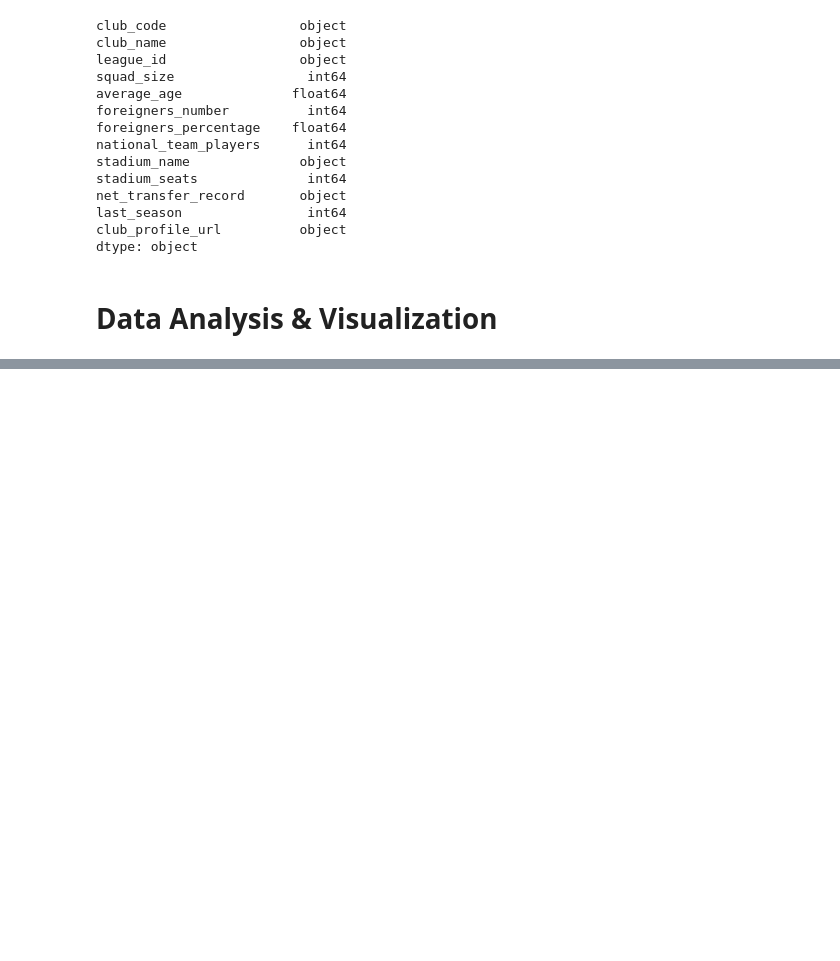
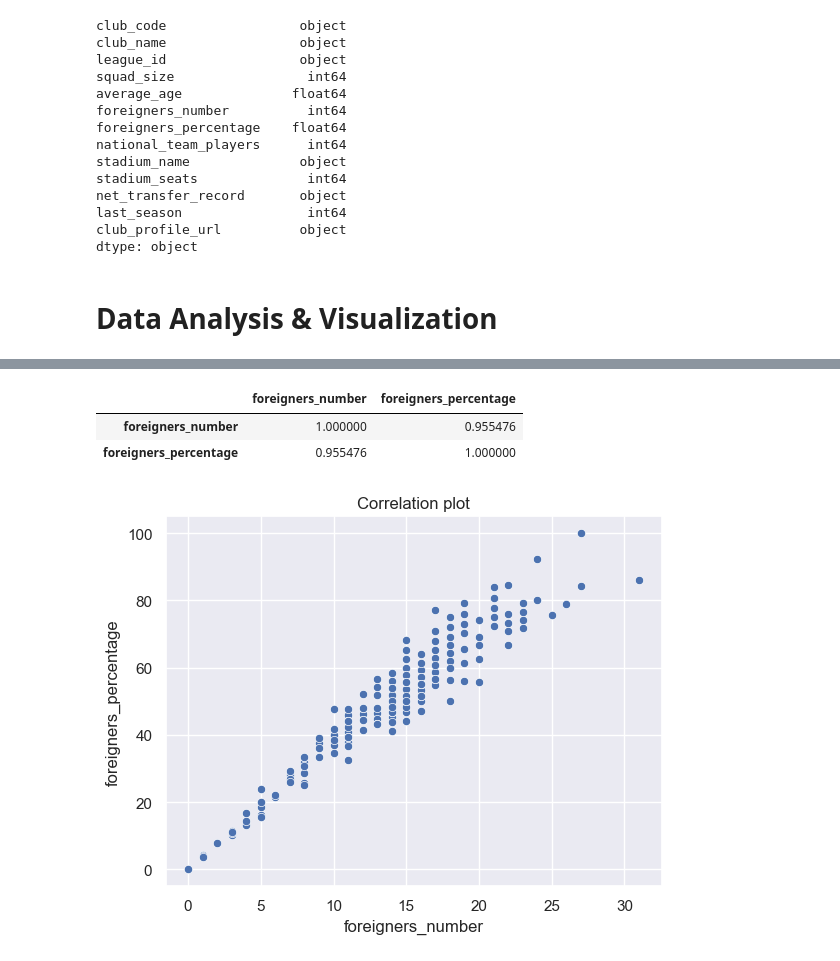
Before and after one commit to RiccardoPili/Football-Data-Analysis, a Jupyter notebook: clubs.ipynb, the cells around one changed output, grey strips where cells are left out. Saved outputs shown, nothing was run; the diff lists cells and outputs as text; code cells hidden in the pictures; blank space fills up the shorter version.

```diff
--- a/clubs.ipynb
+++ b/clubs.ipynb
@@ -178,0 +268,13 @@ dtype: object
+# %%
+# multivariate analysis
+current_teams[['foreigners_number','foreigners_percentage']].corr()
+# %% [output]
+|  | foreigners_number | foreigners_percentage |
+| foreigners_number | 1.000000 | 0.955476 |
+| foreigners_percentage | 0.955476 | 1.000000 |
+# %%
+sns.scatterplot(data=current_teams, x='foreigners_number', y='foreigners_percentage')
+plt.title("Correlation plot")
+plt.show()
+# %% [output]
+[figure, added]
```
Also changed, not shown: parts of 18 cells of this notebook, 1 other file.
